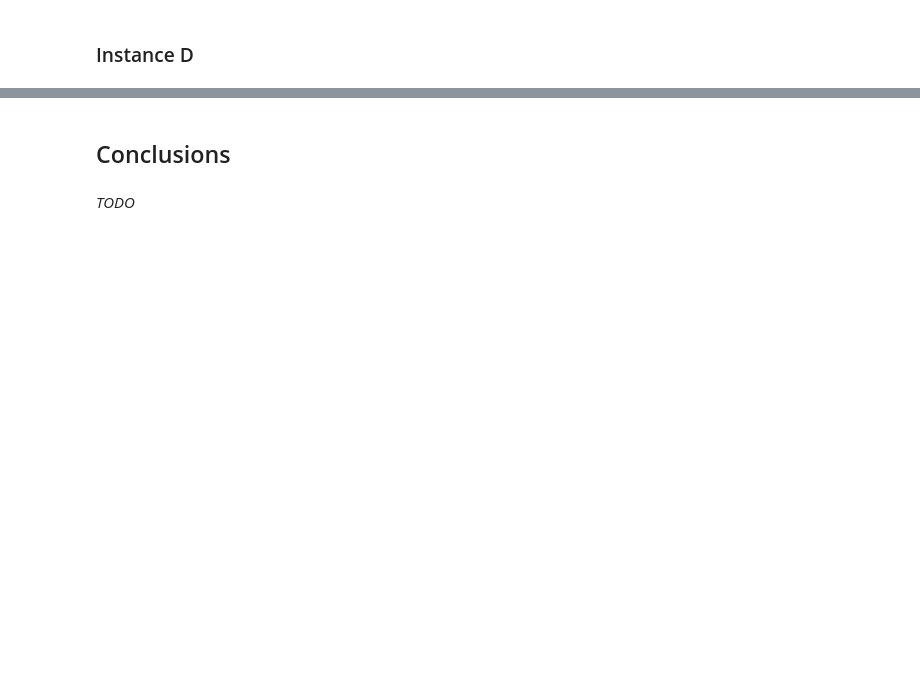
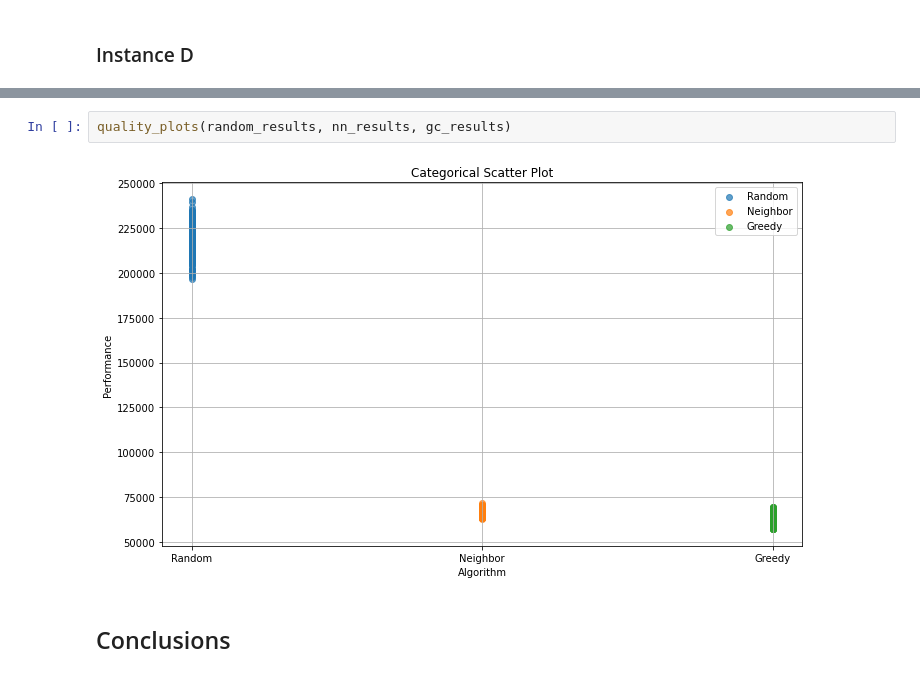
Before and after one commit to Antsol1000/ec, a Jupyter notebook: notebooks/1_greedy_heuristics.ipynb, the cells around one changed output, grey strips where cells are left out. Drawn from its saved outputs; the diff is of its cells as text; blank space fills up the shorter version.

```diff
--- a/notebooks/1_greedy_heuristics.ipynb
+++ b/notebooks/1_greedy_heuristics.ipynb
@@ -255,4 +362,6 @@ tspd.plot([random_best, nn_best, gc_best])
+# %%
+quality_plots(random_results, nn_results, gc_results)
+# %% [output]
+[figure, added]
 # %% [markdown]
 ## Conclusions
-# %% [markdown]
-*TODO*
```
Also changed, not shown: parts of 31 cells of this notebook.
